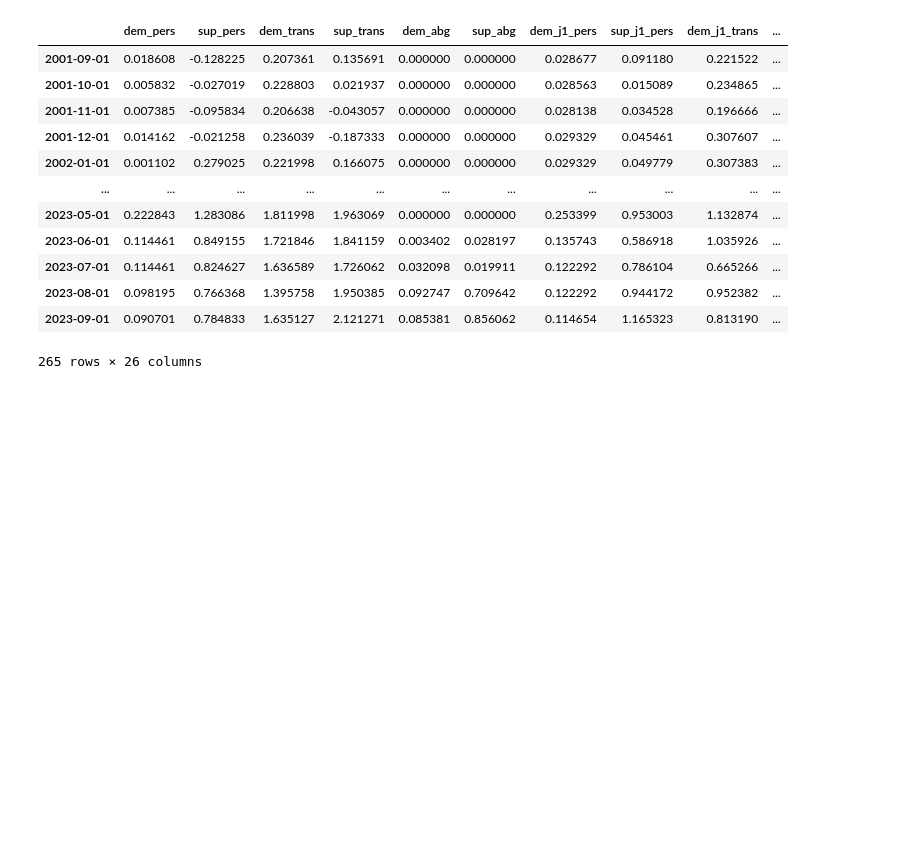
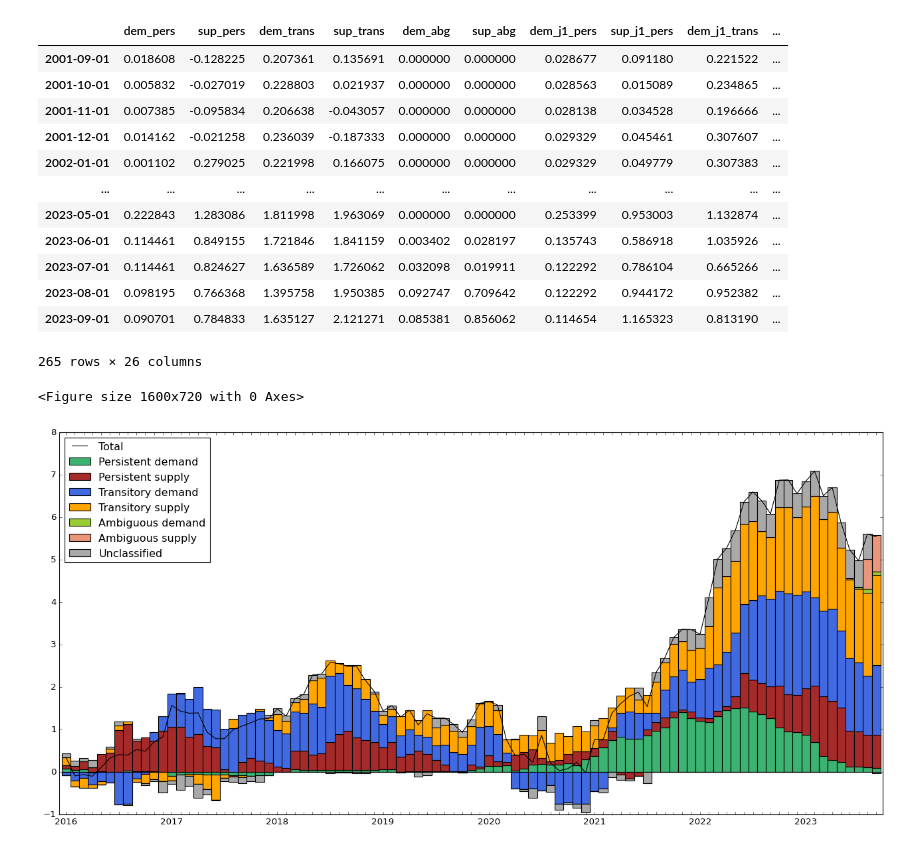
Before and after one commit to pierld/SVAR3A, a Jupyter notebook: main/Documentation.ipynb, the cells around one changed output. Saved outputs shown, nothing was run; the diff lists cells and outputs as text; code cells hidden in the pictures; blank space fills up the shorter version.

```diff
--- a/main/Documentation.ipynb
+++ b/main/Documentation.ipynb
@@ -491,2 +506,7 @@ cpi_meta.perso.to_excel('./data/perso.xlsx')
 # %%
 cpi_meta.plot_stack_new(df=cpi_meta.perso,method="perso",unclassified=True,year=2015)
+# %%
+cpi_meta.plot_stack(df=cpi_meta.perso,method="perso",unclassified=True,year=2015)
+# %% [output]
+<Figure size 1600x720 with 0 Axes>
+[figure, added]
```
Also changed, not shown: parts of 3 cells of this notebook, 2 other files.
